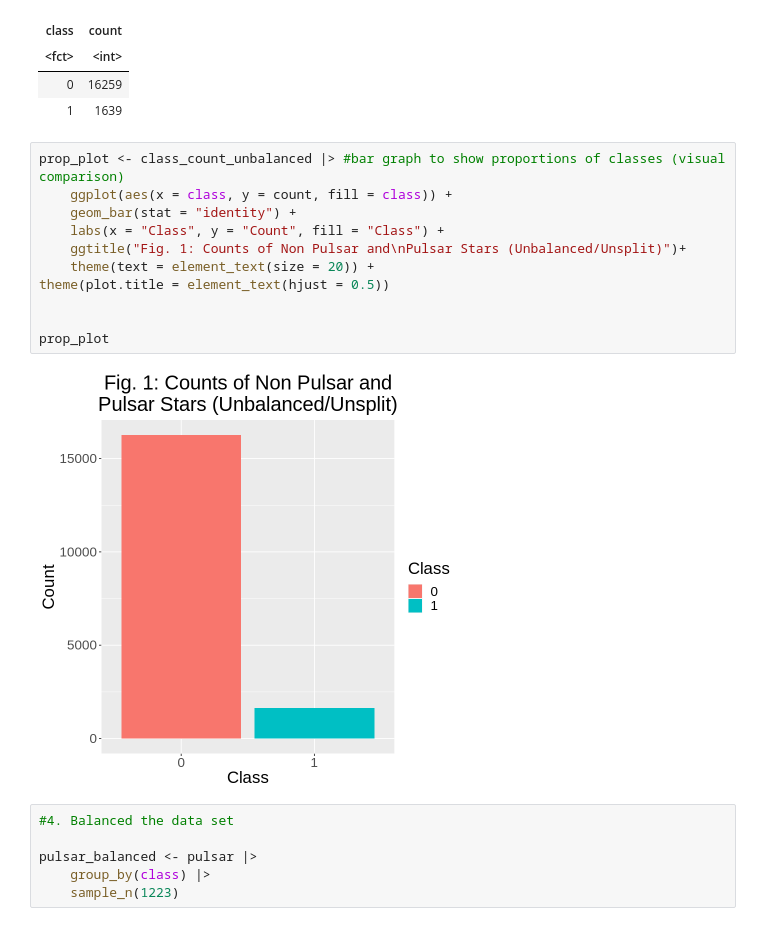
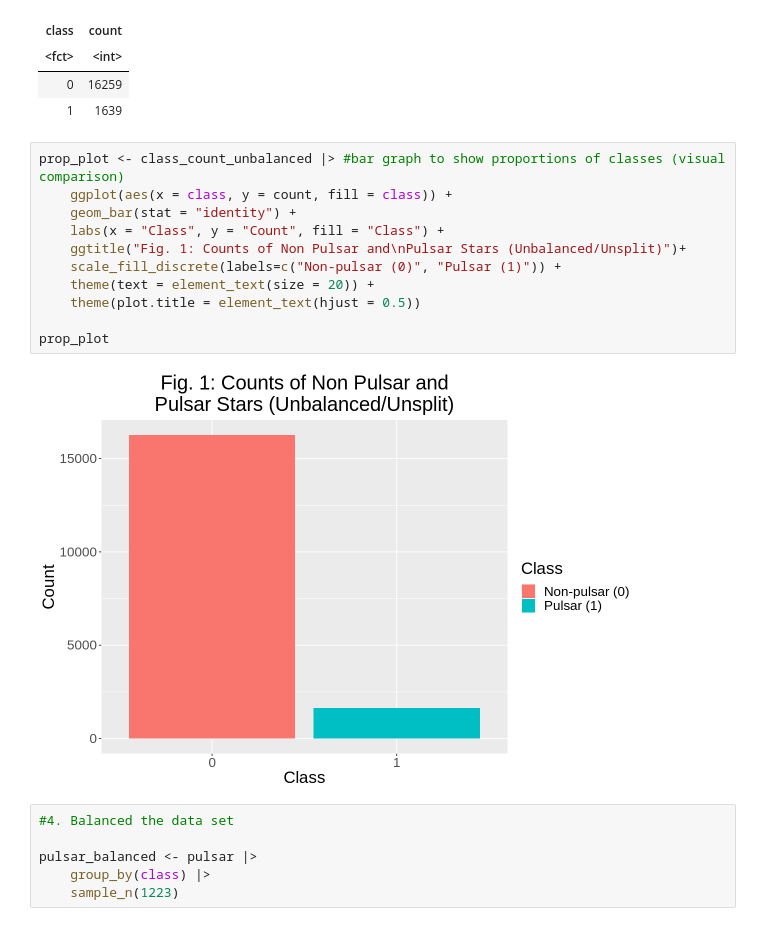
Before and after one commit to madisongill/dsci-100-2023s-group-39-section-002, a Jupyter notebook: project_proposal-Copy1.ipynb, the cells around one changed output. Saved outputs shown, nothing was run; the diff lists cells and outputs as text.

Commit message:
plt legend

```diff
--- a/project_proposal-Copy1.ipynb
+++ b/project_proposal-Copy1.ipynb
@@ -116,16 +116,16 @@ A tibble: 2 × 2
 # %%
 prop_plot <- class_count_unbalanced |> #bar graph to show proportions of classes (visual comparison)
     ggplot(aes(x = class, y = count, fill = class)) +
     geom_bar(stat = "identity") +
     labs(x = "Class", y = "Count", fill = "Class") +
     ggtitle("Fig. 1: Counts of Non Pulsar and\nPulsar Stars (Unbalanced/Unsplit)")+
+    scale_fill_discrete(labels=c("Non-pulsar (0)", "Pulsar (1)")) +
     theme(text = element_text(size = 20)) +
-theme(plot.title = element_text(hjust = 0.5))
-
+    theme(plot.title = element_text(hjust = 0.5))
 
 prop_plot
 # %% [output]
-[figure, old version]
+[figure, new version]
 # %%
 #4. Balanced the data set
 
```
